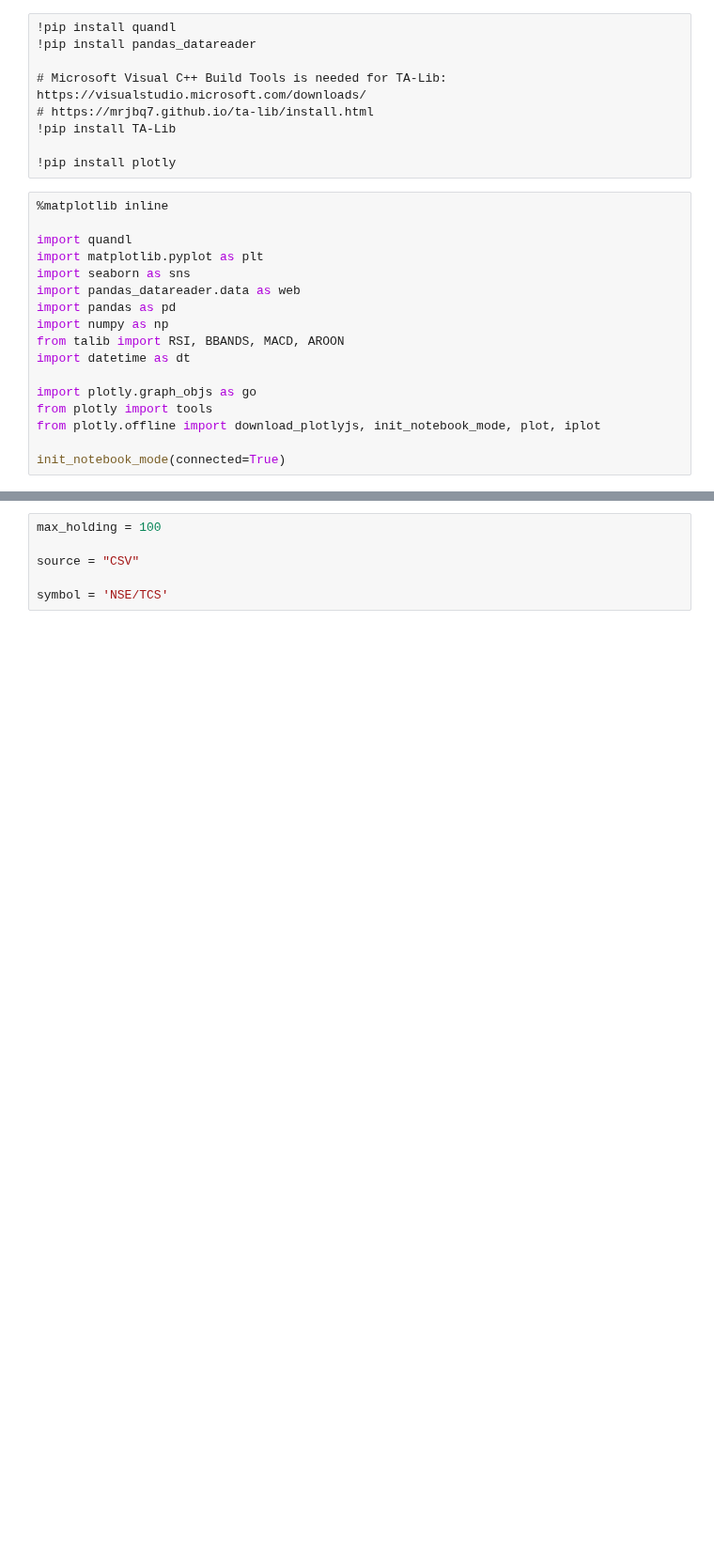
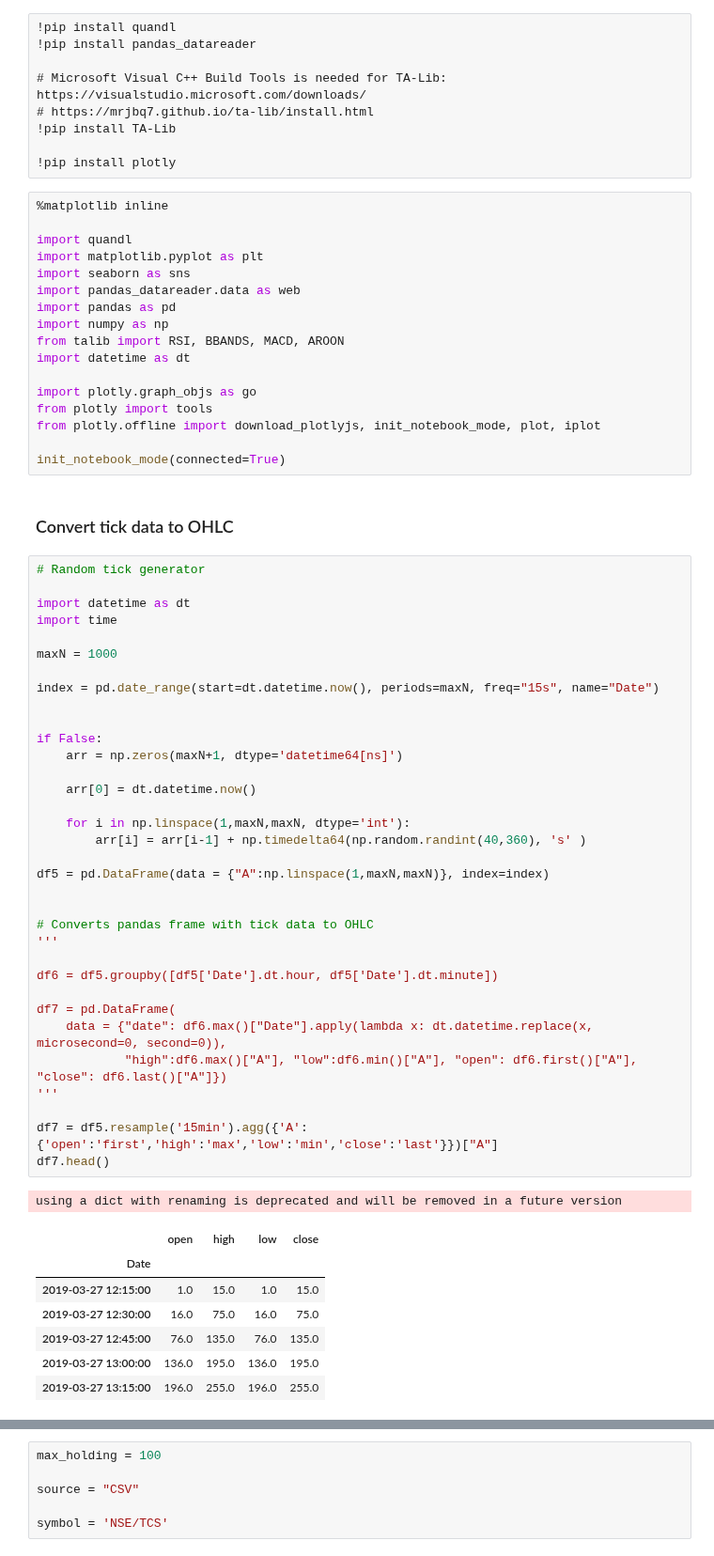
Before and after one commit to suhansaha/freedom, a Jupyter notebook: MACD_plotly.ipynb, the cells around one changed output, grey strips where cells are left out. Shown at 94% size. Saved outputs shown, nothing was run; the diff lists cells and outputs as text; blank space fills up the shorter version.

```diff
--- a/MACD_plotly.ipynb
+++ b/MACD_plotly.ipynb
@@ -24,3 +24,48 @@ from plotly import tools
 from plotly.offline import download_plotlyjs, init_notebook_mode, plot, iplot
 
 init_notebook_mode(connected=True)
+# %% [markdown]
+### Convert tick data to OHLC
+# %%
+# Random tick generator
+
+import datetime as dt
+import time
+
+maxN = 1000
+
+index = pd.date_range(start=dt.datetime.now(), periods=maxN, freq="15s", name="Date")
+
+
+if False:
+    arr = np.zeros(maxN+1, dtype='datetime64[ns]')
+
+    arr[0] = dt.datetime.now()
+
+    for i in np.linspace(1,maxN,maxN, dtype='int'):
+        arr[i] = arr[i-1] + np.timedelta64(np.random.randint(40,360), 's' )
+
+df5 = pd.DataFrame(data = {"A":np.linspace(1,maxN,maxN)}, index=index)
+
+
+# Converts pandas frame with tick data to OHLC
+'''
+
+df6 = df5.groupby([df5['Date'].dt.hour, df5['Date'].dt.minute])
+
+df7 = pd.DataFrame(
+    data = {"date": df6.max()["Date"].apply(lambda x: dt.datetime.replace(x, microsecond=0, second=0)),
+            "high":df6.max()["A"], "low":df6.min()["A"], "open": df6.first()["A"], "close": df6.last()["A"]})
+'''
+
+df7 = df5.resample('15min').agg({'A':{'open':'first','high':'max','low':'min','close':'last'}})["A"]
+df7.head()
+# %% [output]
+using a dict with renaming is deprecated and will be removed in a future version
+|  | open | high | low | close |
+| Date |  |  |  |  |
+| 2019-03-27 12:15:00 | 1.0 | 15.0 | 1.0 | 15.0 |
+| 2019-03-27 12:30:00 | 16.0 | 75.0 | 16.0 | 75.0 |
+| 2019-03-27 12:45:00 | 76.0 | 135.0 | 76.0 | 135.0 |
+| 2019-03-27 13:00:00 | 136.0 | 195.0 | 136.0 | 195.0 |
+| 2019-03-27 13:15:00 | 196.0 | 255.0 | 196.0 | 255.0 |
```
Also changed, not shown: parts of 17 cells of this notebook, 1 other file.
